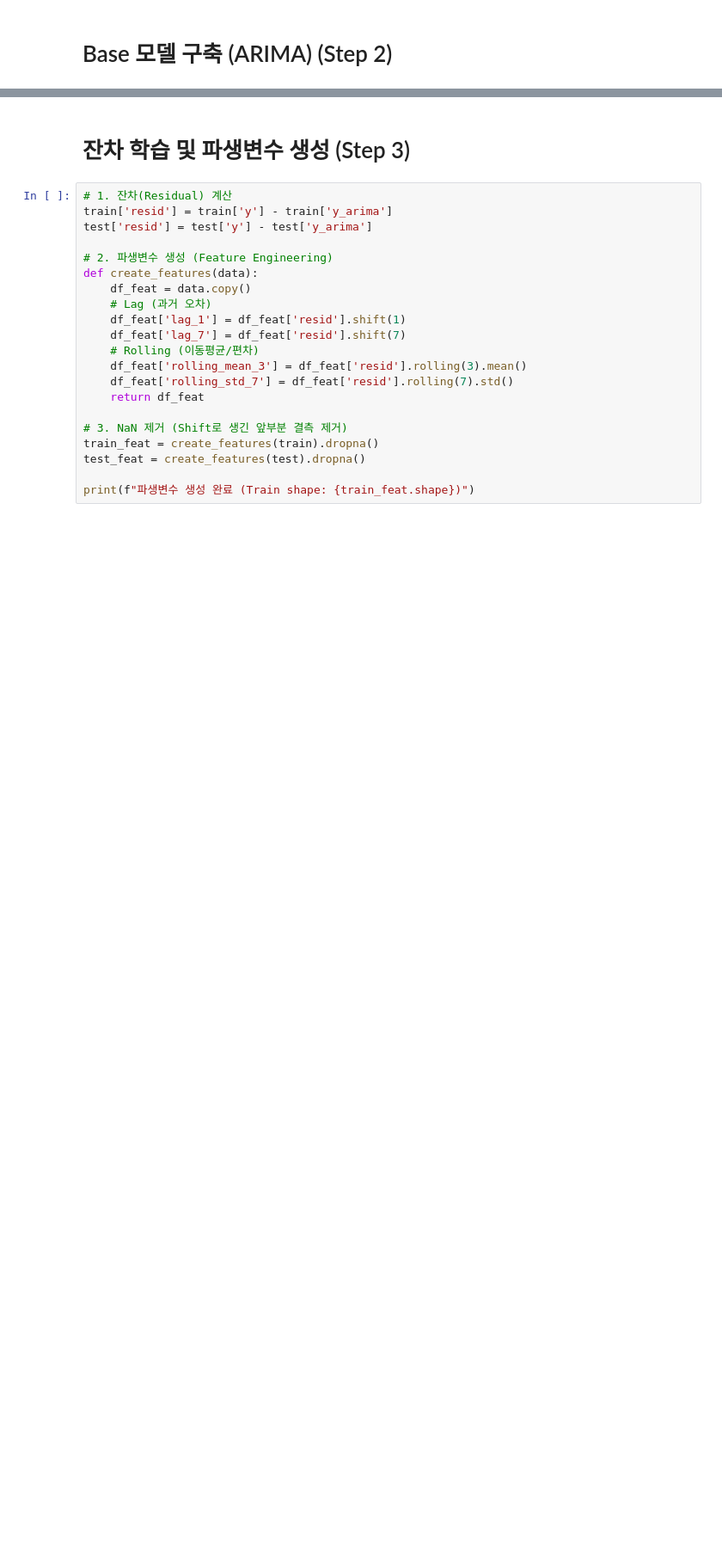
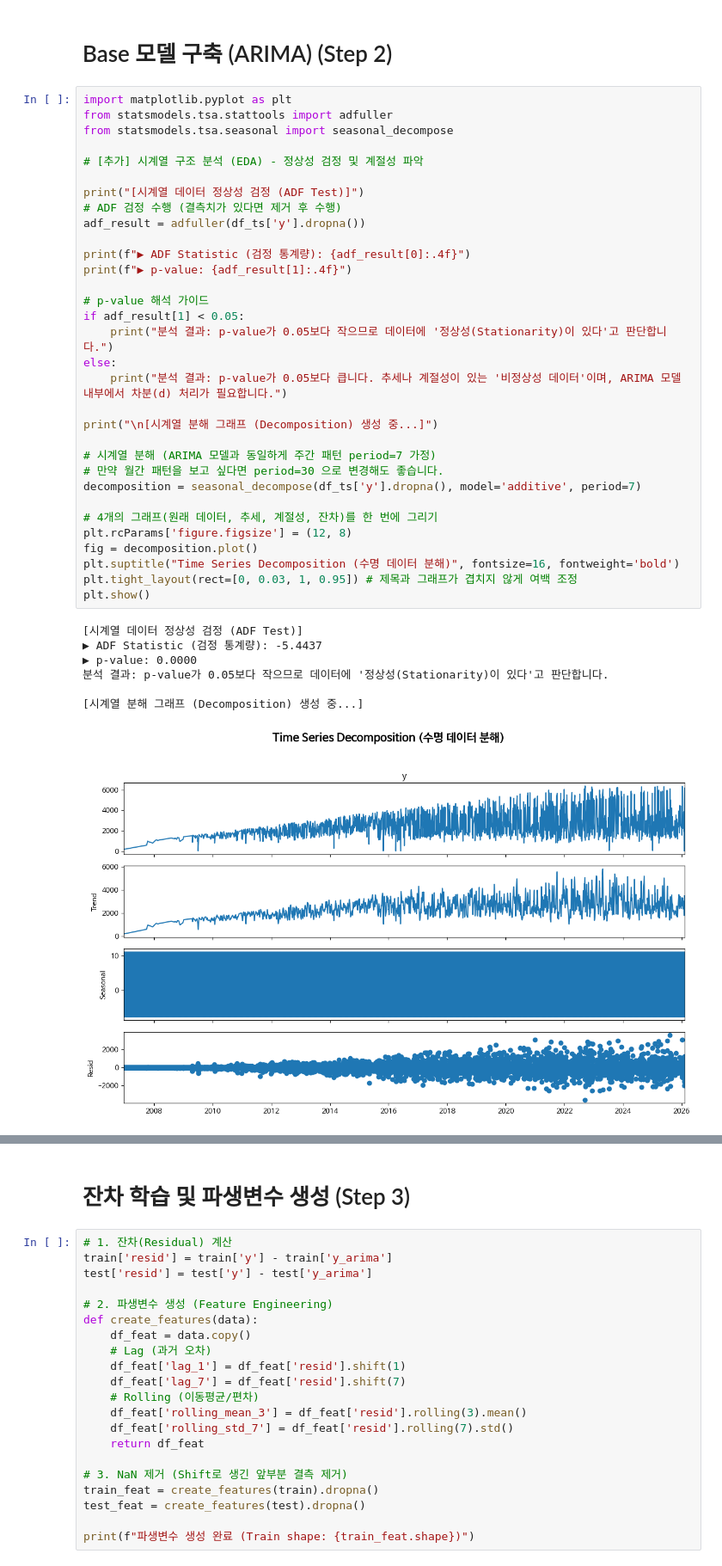
Before and after one commit to U-sto/U-sto_AI, a Jupyter notebook: ai_model/notebooks/02_Modeling_Hybrid.ipynb, the cells around one changed output, grey strips where cells are left out. Shown at 86% size. Drawn from its saved outputs; the diff is of its cells as text; blank space fills up the shorter version.

```diff
--- a/ai_model/notebooks/02_Modeling_Hybrid.ipynb
+++ b/ai_model/notebooks/02_Modeling_Hybrid.ipynb
@@ -215,5 +215,45 @@ Name: Life_Span, dtype: float64
 # %% [markdown]
 # Base 모델 구축 (ARIMA) (Step 2)
+# %%
+import matplotlib.pyplot as plt
+from statsmodels.tsa.stattools import adfuller
+from statsmodels.tsa.seasonal import seasonal_decompose
+
+# [추가] 시계열 구조 분석 (EDA) - 정상성 검정 및 계절성 파악
+
+print("[시계열 데이터 정상성 검정 (ADF Test)]")
+# ADF 검정 수행 (결측치가 있다면 제거 후 수행)
+adf_result = adfuller(df_ts['y'].dropna())
+
+print(f"▶ ADF Statistic (검정 통계량): {adf_result[0]:.4f}")
+print(f"▶ p-value: {adf_result[1]:.4f}")
+
+# p-value 해석 가이드
+if adf_result[1] < 0.05:
+    print("분석 결과: p-value가 0.05보다 작으므로 데이터에 '정상성(Stationarity)이 있다'고 판단합니다.")
+else:
+    print("분석 결과: p-value가 0.05보다 큽니다. 추세나 계절성이 있는 '비정상성 데이터'이며, ARIMA 모델 내부에서 차분(d) 처리가 필요합니다.")
+
+print("\n[시계열 분해 그래프 (Decomposition) 생성 중...]")
+
+# 시계열 분해 (ARIMA 모델과 동일하게 주간 패턴 period=7 가정)
+# 만약 월간 패턴을 보고 싶다면 period=30 으로 변경해도 좋습니다.
+decomposition = seasonal_decompose(df_ts['y'].dropna(), model='additive', period=7)
+
+# 4개의 그래프(원래 데이터, 추세, 계절성, 잔차)를 한 번에 그리기
+plt.rcParams['figure.figsize'] = (12, 8)
+fig = decomposition.plot()
+plt.suptitle("Time Series Decomposition (수명 데이터 분해)", fontsize=16, fontweight='bold')
+plt.tight_layout(rect=[0, 0.03, 1, 0.95]) # 제목과 그래프가 겹치지 않게 여백 조정
+plt.show()
+# %% [output]
+[시계열 데이터 정상성 검정 (ADF Test)]
+▶ ADF Statistic (검정 통계량): -5.4437
+▶ p-value: 0.0000
+분석 결과: p-value가 0.05보다 작으므로 데이터에 '정상성(Stationarity)이 있다'고 판단합니다.
+
+[시계열 분해 그래프 (Decomposition) 생성 중...]
+[figure, added]
 # %%
 # 1. Train/Test Split (Time-based split, last 20%)
 train_size = int(len(df_ts) * 0.8)
```
Also changed, not shown: parts of 4 cells of this notebook, 4 other files.
